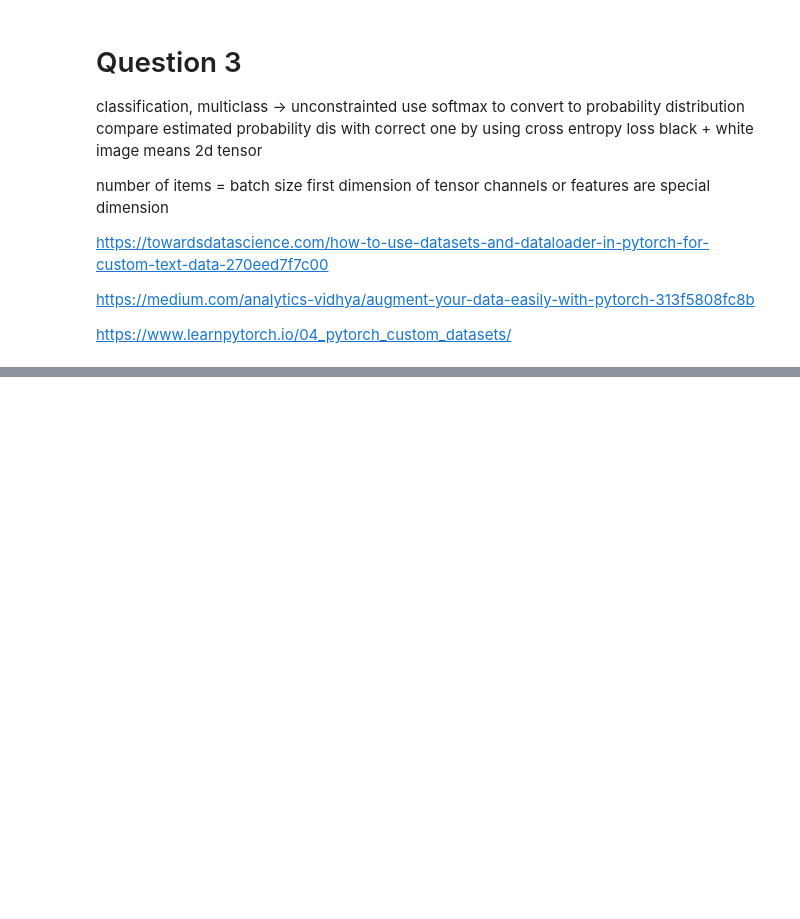
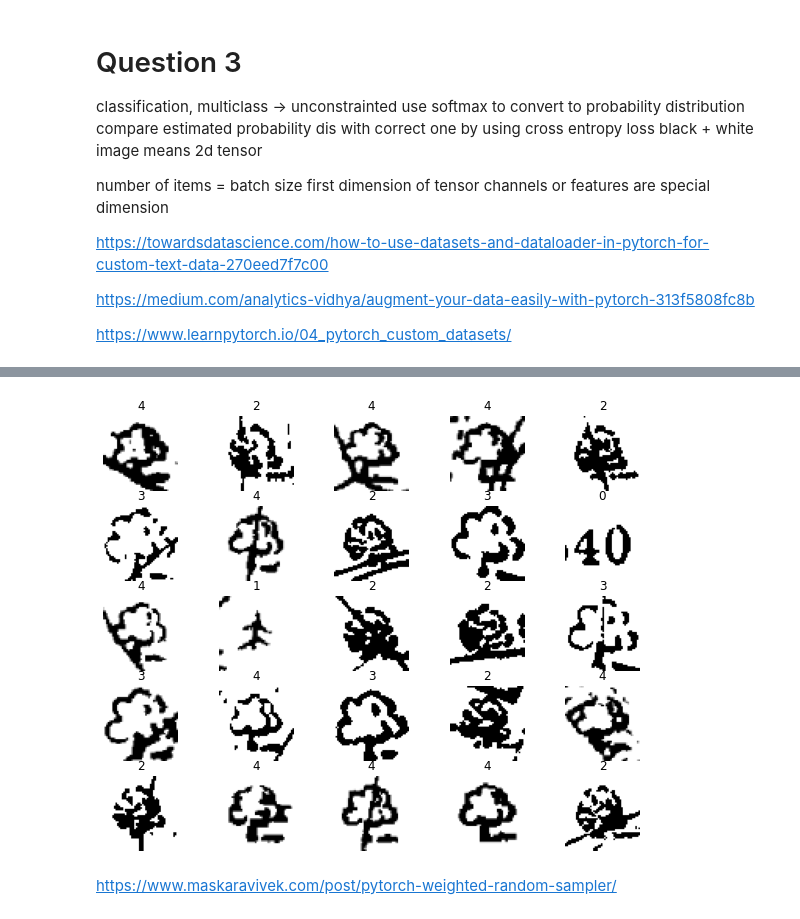
Before and after one commit to LucyIvatt/probabilistic-and-deep-learning, a Jupyter notebook: int3.ipynb, the cells around one changed output, grey strips where cells are left out. Cells and saved outputs as stored; diff of their text form; code cells hidden in the pictures; blank space fills up the shorter version.

```diff
--- a/int3.ipynb
+++ b/int3.ipynb
@@ -532,0 +436,26 @@ NameError: name 'red_patch' is not defined
+# %%
+y_train = [data.targets[i] for i in train_indices]
+class_sample_count = np.array([v for _, v in sorted(num_class_train.items())])
+weight = 1. / class_sample_count
+samples_weight = np.array([weight[t] for t in y_train])
+samples_weight = torch.from_numpy(samples_weight)
+
+sampler = WeightedRandomSampler(samples_weight.type('torch.DoubleTensor'), len(samples_weight))
+
+train_dataloader = DataLoader(train_dataset, batch_size=64, sampler=sampler)
+test_dataloader = DataLoader(test_dataset, batch_size=64, shuffle=True)
+
+images, labels = next(iter(train_dataloader))
+
+figure = plt.figure(figsize=(10, 8))
+cols, rows = 5, 5
+for i in range(cols * rows):
+    figure.add_subplot(rows, cols, i+1)
+    plt.title(labels[i].item())
+    plt.axis("off")
+    plt.imshow(images[i,:].squeeze(), cmap="gray")
+plt.show()
+# %% [output]
+[figure, added]
+# %% [markdown]
+https://www.maskaravivek.com/post/pytorch-weighted-random-sampler/
```
Also changed, not shown: parts of 9 cells of this notebook, 1 other file.
